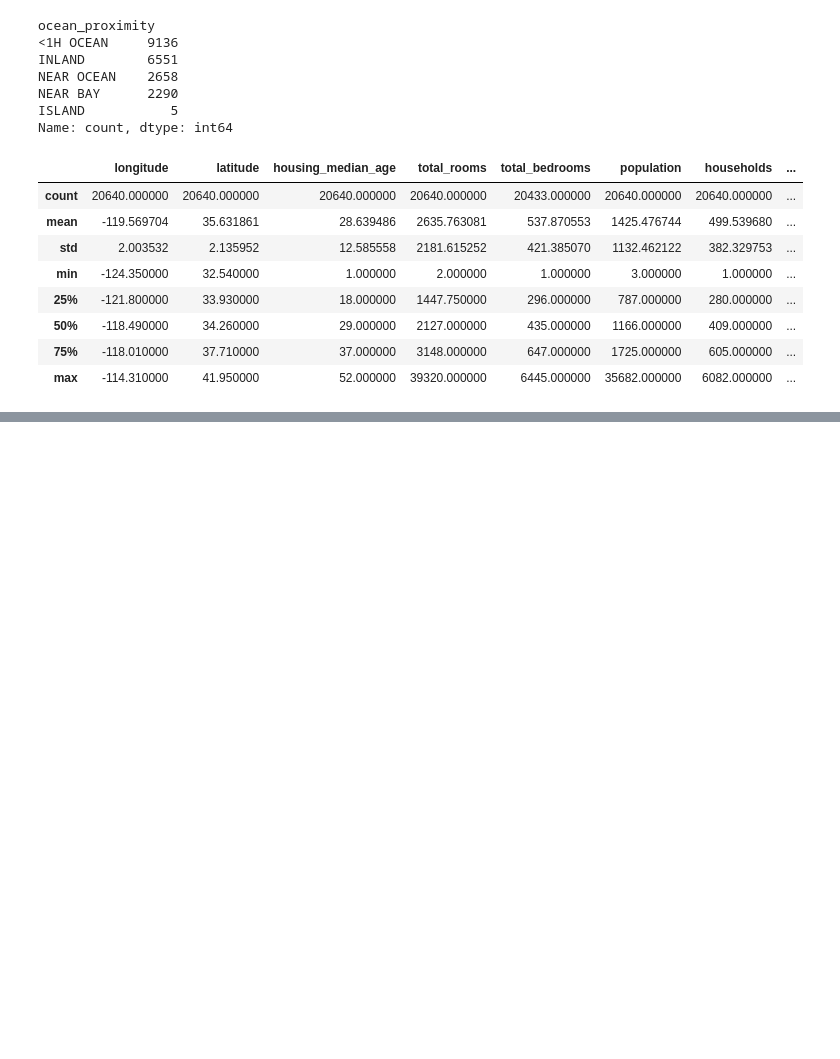
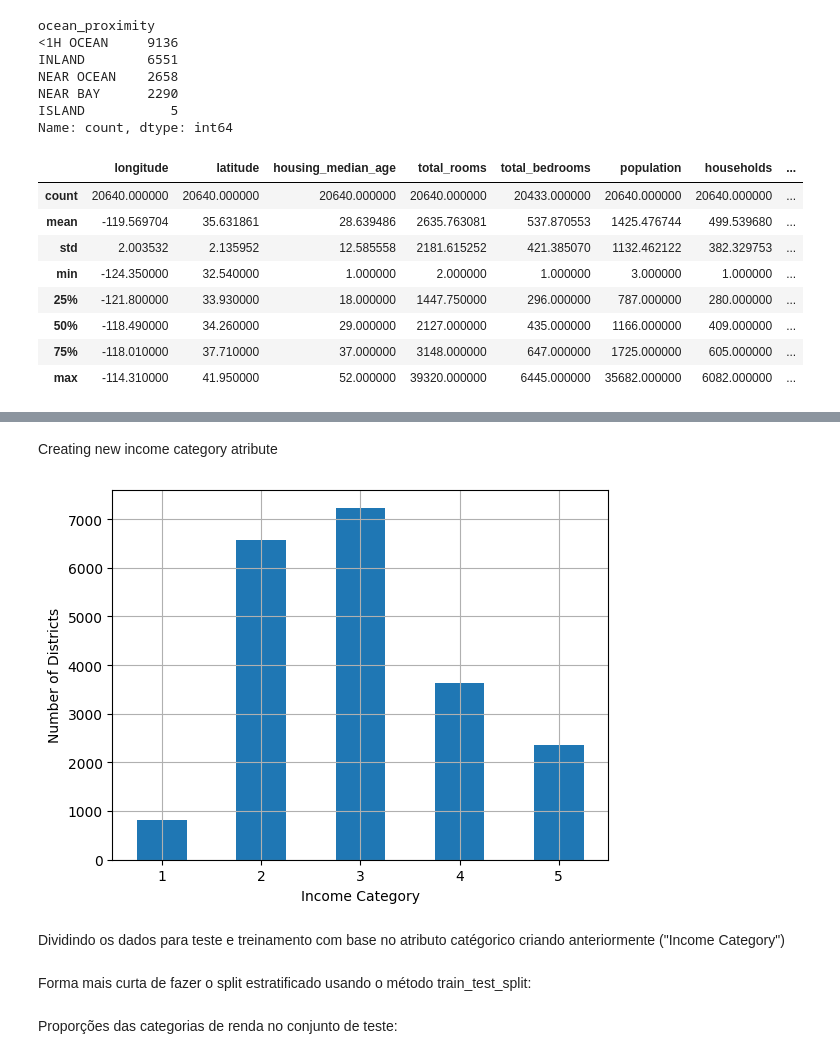
Before and after one commit to richardiago/Machine-Learning-Studies, a Jupyter notebook: Chapter_2/Chapter2.ipynb, the cells around one changed output, grey strips where cells are left out. Cells and saved outputs as stored; diff of their text form; code cells hidden in the pictures; blank space fills up the shorter version.

```diff
--- a/Chapter_2/Chapter2.ipynb
+++ b/Chapter_2/Chapter2.ipynb
@@ -71,0 +93,15 @@ housing.describe()
+# %% [markdown]
+Creating new income category atribute
+# %%
+import numpy as np
+
+housing["income_cat"] = pd.cut(housing["median_income"], bins=[0., 1.5, 3.0, 4.5, 6., np.inf], labels=[1, 2, 3, 4, 5])
+
+housing["income_cat"].value_counts().sort_index().plot.bar(rot=0,grid=True)
+plt.xlabel("Income Category")
+plt.ylabel("Number of Districts")
+plt.show()
+# %% [output]
+[figure, added]
+# %% [markdown]
+Dividindo os dados para teste e treinamento com base no atributo catégorico criando anteriormente ("Income Category")
@@ -71,0 +118,2 @@ housing.describe()
+# %% [markdown]
+Forma mais curta de fazer o split estratificado usando o método train_test_split:
@@ -71,0 +122,2 @@ housing.describe()
+# %% [markdown]
+Proporções das categorias de renda no conjunto de teste:
```
Also changed, not shown: parts of 12 cells of this notebook.
